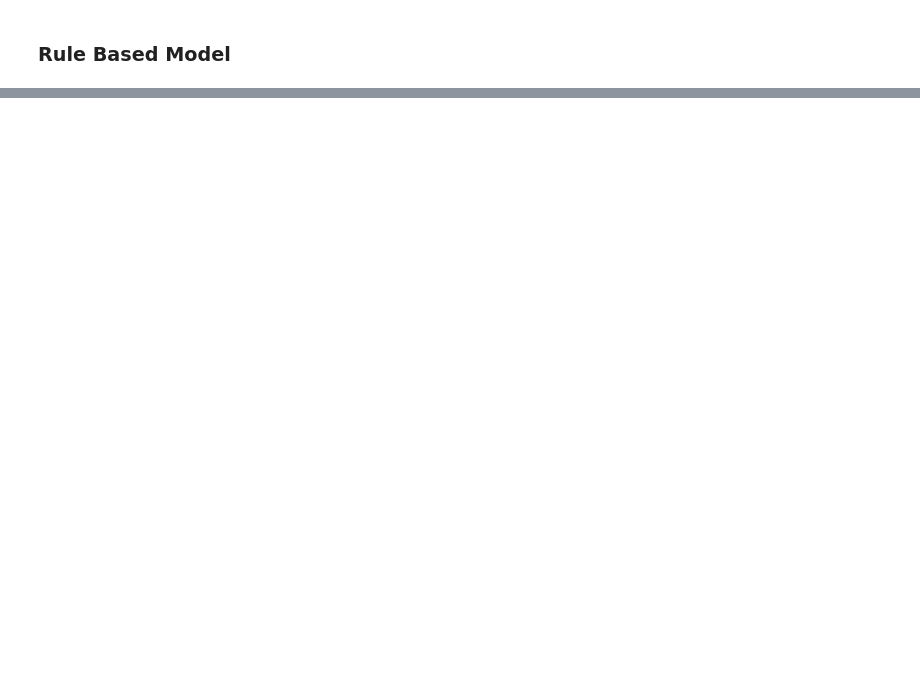
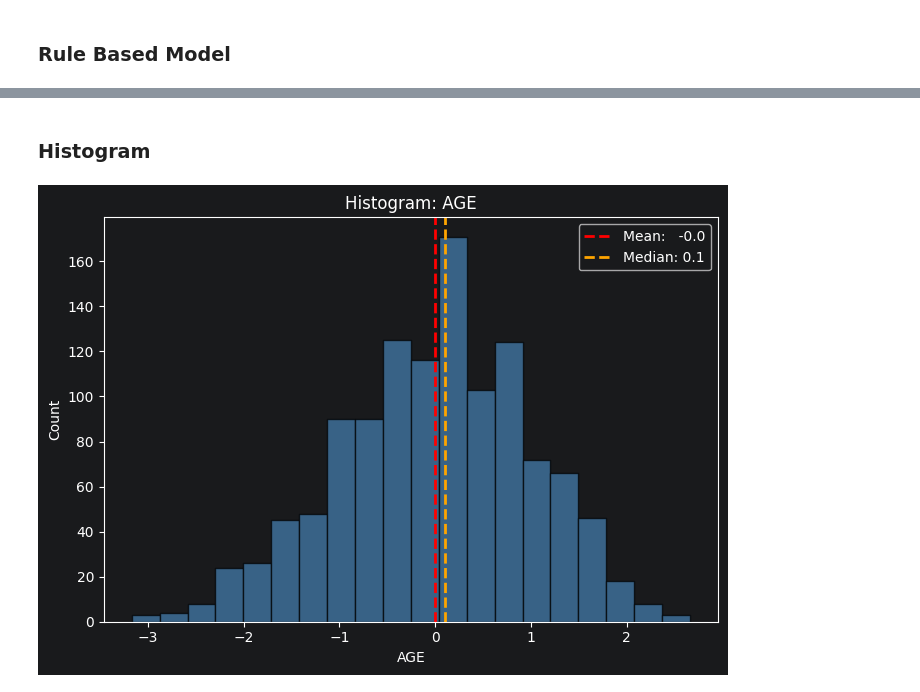
Before and after one commit to staldenhoefler/HMBI, a Jupyter notebook: prüfungsvorbereitung/Prüfung.ipynb, the cells around one changed output, grey strips where cells are left out. Cells and saved outputs as stored; diff of their text form; code cells hidden in the pictures; blank space fills up the shorter version.

```diff
--- a/prüfungsvorbereitung/Prüfung.ipynb
+++ b/prüfungsvorbereitung/Prüfung.ipynb
@@ -312,0 +549,21 @@ print(rules[['rule', 'coef', 'support', 'importance']].head(20).to_string(index=
+# %% [markdown]
+### Histogram
+# %%
+import numpy as np
+
+age = X_train['AGE'].dropna()
+
+plt.figure(figsize=(7, 5))
+plt.hist(age, bins=20, color='steelblue', alpha=0.7, edgecolor='black')
+
+plt.axvline(age.mean(),   color='red',    linestyle='--', linewidth=2, label=f'Mean:   {age.mean():.1f}')
+plt.axvline(age.median(), color='orange', linestyle='--', linewidth=2, label=f'Median: {age.median():.1f}')
+
+plt.xlabel('AGE')
+plt.ylabel('Count')
+plt.title('Histogram: AGE')
+plt.legend()
+plt.tight_layout()
+plt.show()
+# %% [output]
+[figure, added]
```
Also changed, not shown: parts of 25 cells of this notebook.
